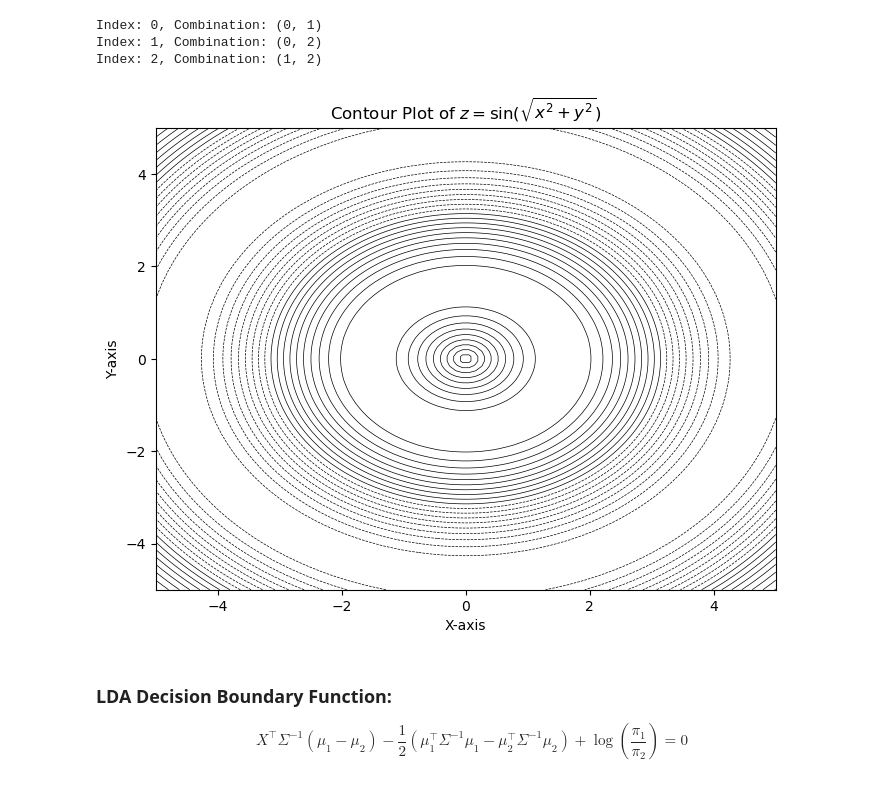
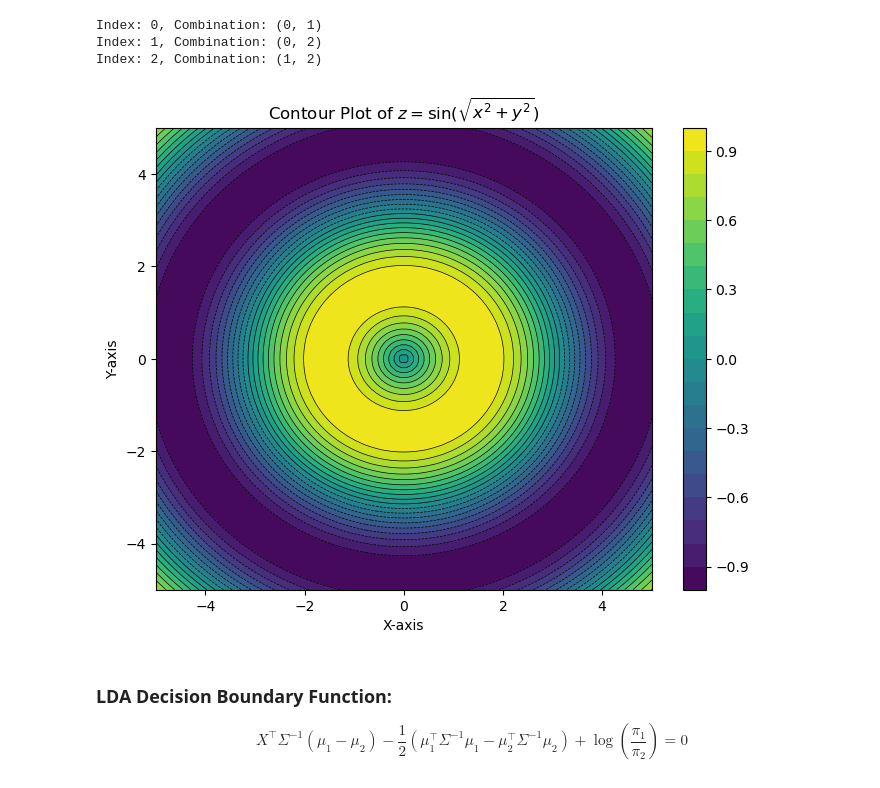
Before and after one commit to Eunjee-Kim/AAE722_Fall_2024, a Jupyter notebook: Lab5_PartI_JY.ipynb, the cells around one changed output. Saved outputs shown, nothing was run; the diff lists cells and outputs as text; code cells hidden in the pictures.

```diff
--- a/Lab5_PartI_JY.ipynb
+++ b/Lab5_PartI_JY.ipynb
@@ -482,40 +490,41 @@ Index: 2, Combination: (1, 2)
 # %%
 import numpy as np
 import matplotlib.pyplot as plt
+
 
 # Define the function we want to plot (e.g., a 2D quadratic function)
 def f(x, y):
     return np.sin(np.sqrt(x**2 + y**2))
 
 # Create a grid of points
 x = np.linspace(-5, 5, 100)
 y = np.linspace(-5, 5, 100)
 X, Y = np.meshgrid(x, y)
 
 # Calculate Z values (the output of the function at each grid point)
 Z = f(X, Y)
 
 # Create the contour plot
 plt.figure(figsize=(8, 6))
 
 # Create filled contour plot with 20 levels and a colormap
-# contour_filled = plt.contourf(X, Y, Z, levels=20, cmap='viridis')
+contour_filled = plt.contourf(X, Y, Z, levels=20, cmap='viridis')
 
 # Add contour lines
 contour_lines = plt.contour(X, Y, Z, levels=20, colors='black', linewidths=0.5)
 
 # Add a color bar to indicate the value of Z
 plt.colorbar(contour_filled)
 
 # Add labels and title
 plt.title("Contour Plot of $z = \sin(\sqrt{x^2 + y^2})$")
 plt.xlabel("X-axis")
 plt.ylabel("Y-axis")
 
 # Show the plot
 plt.show()
 # %% [output]
-[figure, old version]
+[figure, new version]
 # %% [markdown]
 ###  LDA Decision Boundary Function:
 $$ X^\top \Sigma^{-1} (\mu_1 - \mu_2) - \frac{1}{2} \left( \mu_1^\top \Sigma^{-1} \mu_1 - \mu_2^\top \Sigma^{-1} \mu_2 \right) + \log \left( \frac{\pi_1}{\pi_2} \right) = 0
```
Also changed, not shown: parts of 4 cells of this notebook, 3 other files.
